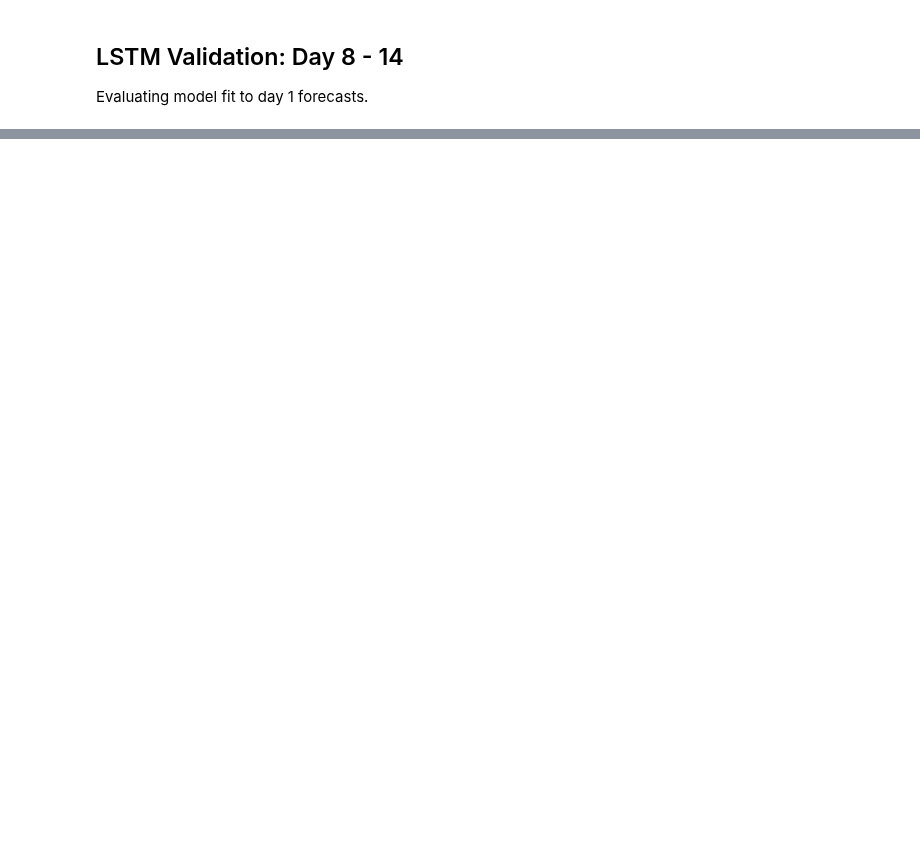
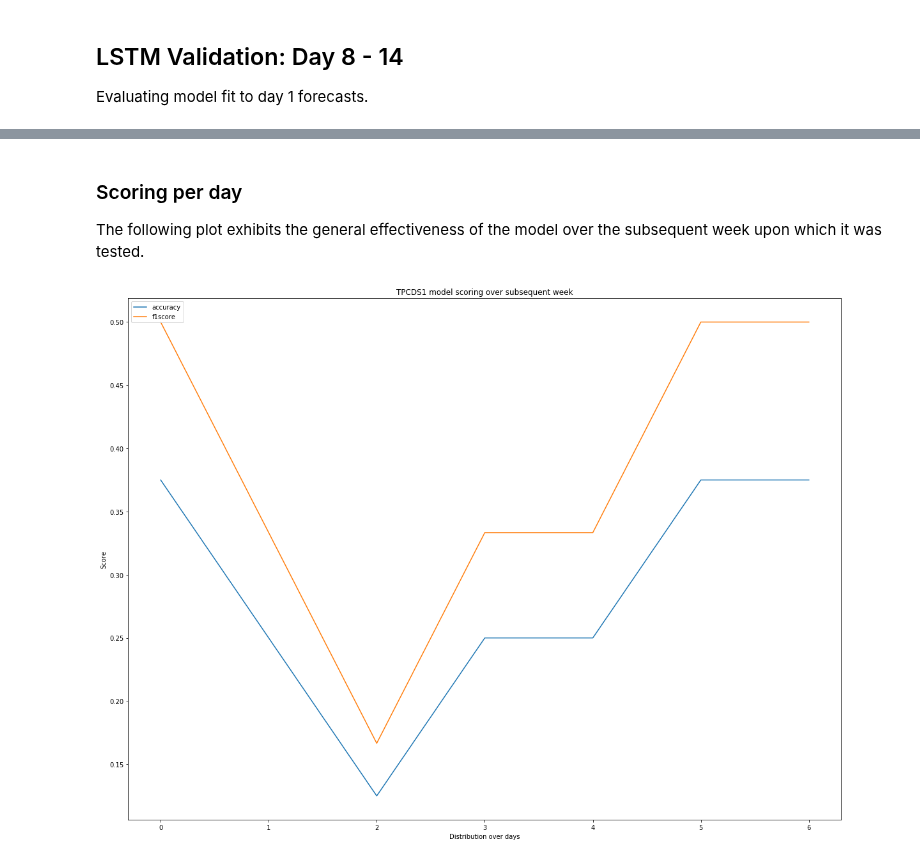
Before and after one commit to eldrad294/ICS5200, a Jupyter notebook: notebook/schedule/TPC-DS1/Schedule TPC-DS1 Time Series Analysis/Schedule TPC-DS1 Time Series Walk Forward Evaluation (LSTM).ipynb, the cells around one changed output, grey strips where cells are left out. Drawn from its saved outputs; the diff is of its cells as text; code cells hidden in the pictures; blank space fills up the shorter version.

```diff
--- a/notebook/schedule/TPC-DS1/Schedule TPC-DS1 Time Series Analysis/Schedule TPC-DS1 Time Series Walk Forward Evaluation (LSTM).ipynb
+++ b/notebook/schedule/TPC-DS1/Schedule TPC-DS1 Time Series Analysis/Schedule TPC-DS1 Time Series Walk Forward Evaluation (LSTM).ipynb
@@ -933,7 +933,7 @@ class BinClass:
         """
         for i in range(1, n+1):
             if val <= threshold * i:
-                return i
+                return i-1
 
     @staticmethod
     def discretize_value(X, n):
@@ -1015,6 +1015,7 @@ class LSTM:
         if dropout > 1 and dropout < 0:
             raise ValueError('Dropout parameter exceeded! Must be a value between 0 and 1.')
 
+        # self.__model.add(ke.layers.Embedding(2+1, 32, input_length=X.shape[1]))
         for i in range(0, lstm_layers - 1):  # If lstm_layers == 1, this for loop logic is skipped.
             if stateful:
                 if i == 0:
@@ -1023,18 +1024,27 @@ class LSTM:
                                                                        X.shape[1],
                                                                        X.shape[2]),
                                                     return_sequences=True,
+                                                    recurrent_dropout=dropout,
+                                                    recurrent_initializer=initializer,
+                                                    activation=activation,
                                                     stateful=stateful))
                 else:
                     self.__model.add(ke.layers.LSTM(X.shape[2],
                                                     input_shape=(X.shape[1],
                                                                  X.shape[2]),
                                                     return_sequences=True,
+                                                    recurrent_dropout=dropout,
+                                                    recurrent_initializer=initializer,
+                                                    activation=activation,
                                                     stateful=stateful))
             else:
                 self.__model.add(ke.layers.LSTM(X.shape[2],
                                                 input_shape=(X.shape[1],
                                                              X.shape[2]),
                                                 return_sequences=True,
+                                                recurrent_dropout=dropout,
+                                                recurrent_initializer=initializer,
+                                                activation=activation,
                                                 stateful=stateful))
             self.__model.add(ke.layers.Dropout(dropout))
         if lstm_layers > 1:
@@ -1042,6 +1052,9 @@ class LSTM:
                                             input_shape=(X.shape[1],
                                                          X.shape[2]),
                                             stateful=stateful,
+                                            recurrent_dropout=dropout,
+                                            recurrent_initializer=initializer,
+                                            activation=activation,
                                             return_sequences=False))
         else:
             if stateful:
@@ -1050,18 +1063,24 @@ class LSTM:
                                                                    X.shape[1],
                                                                    X.shape[2]),
                                                 stateful=stateful,
+                                                recurrent_dropout=dropout,
+                                                recurrent_initializer=initializer,
+                                                activation=activation,
                                                 return_sequences=False))
             else:
                 self.__model.add(ke.layers.LSTM(X.shape[2],
                                                 input_shape=(X.shape[1],
                                                              X.shape[2]),
                                                 stateful=stateful,
+                                                recurrent_dropout=dropout,
+                                                recurrent_initializer=initializer,
+                                                activation=activation,
                                                 return_sequences=False))
         self.__model.add(ke.layers.Dropout(dropout))
         # self.__model.add(ke.layers.TimeDistributed(ke.layers.Dense(self.__lag * len(self.__y_labels), kernel_initializer=initializer)))
         self.__model.add(ke.layers.Dense(self.__lag * len(self.__y_labels),
                                          kernel_initializer=initializer,
-                                         activation=activation))
+                                         activation='sigmoid'))
         self.__model.compile(loss=loss_func, optimizer=optimizer, metrics=['acc'])
         print(self.__model.summary())
 
@@ -1147,12 +1166,12 @@ class LSTM:
             yhat = yhat.flatten()
 
             # F1-Score Evaluation
-            #print(y)
-            #print(yhat)
+            print(y)
+            print(yhat)
             accuracy = accuracy_score(y, yhat)
             f1 = f1_score(y,
                           yhat,
-                          average='macro')  # Calculate metrics globally by counting the total true positives, false negatives and false positives.
+                          average='binary')  # Calculate metrics globally by counting the total true positives, false negatives and false positives.
             #print('Accuracy [' + str(accuracy) + ']')
             #print('FScore [' + str(f1) + ']')
 
@@ -1360,6 +1362,7 @@ Evaluating model fit to day 1 forecasts.
 # %%
 %%time
 n=7
+accuracy_per_day, f1score_per_day = [], []
 for i in range(0, n):
 
     print('Day ' + str(i+1))
@@ -1391,7 +1394,11 @@ for i in range(0, n):
         acc_list.append(acc_score)
         f_list.append(f_score)
 
-    print('Accuracy: ' + str(sum(acc_list) / len(acc_list)) + '\nF1 Score: ' + str(sum(f_list) / len(f_list)))
+    daily_acc = sum(acc_list) / len(acc_list)
+    daily_fscore = sum(f_list) / len(f_list)
+    accuracy_per_day.append(daily_acc)
+    f1score_per_day.append(daily_fscore)
+    print('Accuracy: ' + str(daily_acc) + '\nF1 Score: ' + str(daily_fscore))
     print('-'*40)
 # %% [output]
 Day 1
@@ -1585,0 +1516,15 @@ Wall time: 1min 49s
+# %% [markdown]
+### Scoring per day
+
+The following plot exhibits the general effectiveness of the model over the subsequent week upon which it was tested.
+# %%
+plt.rcParams['figure.figsize'] = [20, 15]
+plt.plot(accuracy_per_day, label='accuracy')
+plt.plot(f1score_per_day, label='f1score')
+plt.legend(['accuracy', 'f1score'], loc='upper left')
+plt.xlabel('Distribution over days')
+plt.ylabel('Score')
+plt.title(tpcds + ' model scoring over subsequent week')
+plt.show()
+# %% [output]
+[figure, added]
```
Also changed, not shown: parts of 7 cells of this notebook.
